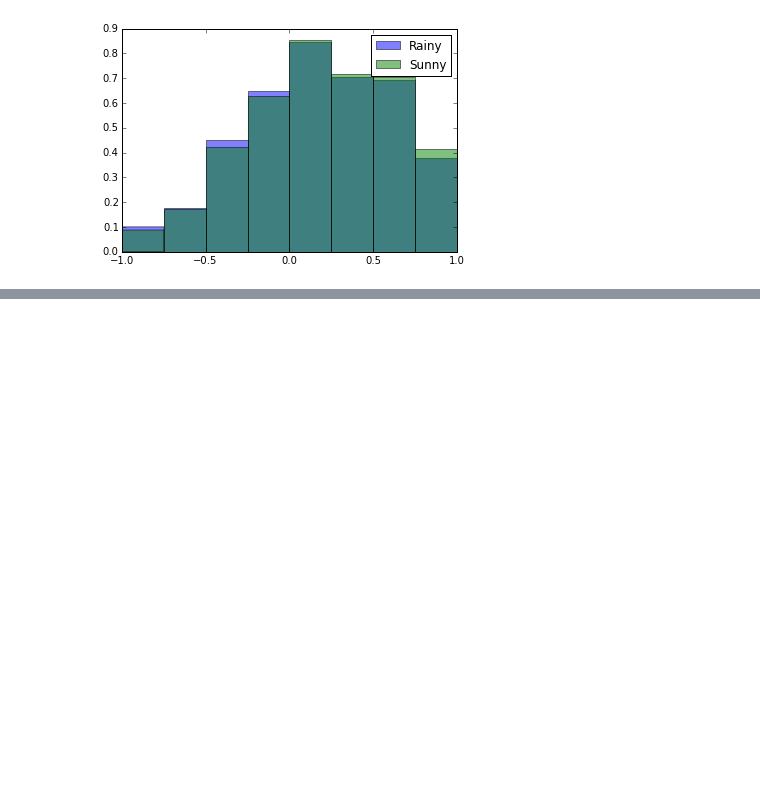
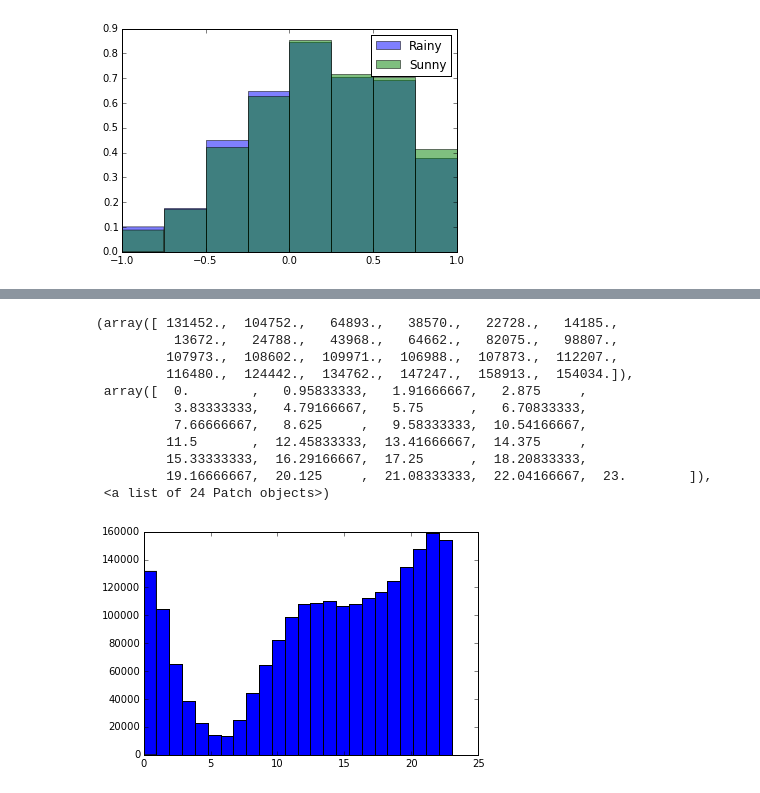
Before and after one commit to a-campbell/Twitter_Weather_Project, a Jupyter notebook: Andrew Analysis.ipynb, the cells around one changed output, grey strips where cells are left out. Drawn from its saved outputs; the diff is of its cells as text; code cells hidden in the pictures; blank space fills up the shorter version.

```diff
--- a/Andrew Analysis.ipynb
+++ b/Andrew Analysis.ipynb
@@ -89,8 +87,0 @@ dtype: object
-# %%
-x = tw[tw.City == 'chi'][tw.Conditions.isin(['Rain', 'Drizzle', 'Rain Showers', 'Light Snow', 'Heavy Rain', 'Heavy Drizzle', 'Light Rain'])].polarity
-y = tw[tw.City == 'chi'][tw.Conditions.isin(['Clear','nan', 'Mostly Cloudy', 'Partly Cloudy', 'Scattered Clouds'])].polarity
-
-plt.hist(x.values, bins=8, alpha=0.5, label='Rainy', normed=True)
-plt.hist(y.values, bins=8, alpha=0.5, label='Sunny', normed=True)
-plt.legend(loc='upper right')
-plt.show()
@@ -143,0 +135,29 @@ Name: polarity, Length: 47288, dtype: float64
+# %%
+tw.reset_index(inplace=True)
+# %%
+#correct for time zone
+#Caution: This takes like 5+ mins
+tw['DateTZ'] = tw.DateUTC
+for i in range(0,len(tw.DateUTC)):
+    if tw.City[i] in ['ny', 'bos', 'mia']:
+        tw.DateTZ[i] = tw.DateUTC[i] - dt.timedelta(hours=5)
+    if tw.City[i] in ['chi']:
+        tw.DateTZ[i] = tw.DateUTC[i] - dt.timedelta(hours=6)
+    if tw.City[i] in ['la', 'sea']:
+        tw.DateTZ[i] = tw.DateUTC[i] - dt.timedelta(hours=8)
+# %%
+times = pd.DatetimeIndex(tw.DateTZ)
+plt.hist(times.hour, bins=24)
+# %% [output]
+(array([ 131452.,  104752.,   64893.,   38570.,   22728.,   14185.,
+          13672.,   24788.,   43968.,   64662.,   82075.,   98807.,
+         107973.,  108602.,  109971.,  106988.,  107873.,  112207.,
+         116480.,  124442.,  134762.,  147247.,  158913.,  154034.]),
+ array([  0.        ,   0.95833333,   1.91666667,   2.875     ,
+          3.83333333,   4.79166667,   5.75      ,   6.70833333,
+          7.66666667,   8.625     ,   9.58333333,  10.54166667,
+         11.5       ,  12.45833333,  13.41666667,  14.375     ,
+         15.33333333,  16.29166667,  17.25      ,  18.20833333,
+         19.16666667,  20.125     ,  21.08333333,  22.04166667,  23.        ]),
+ <a list of 24 Patch objects>)
+[figure, added]
```
Also changed, not shown: parts of 25 cells of this notebook.
